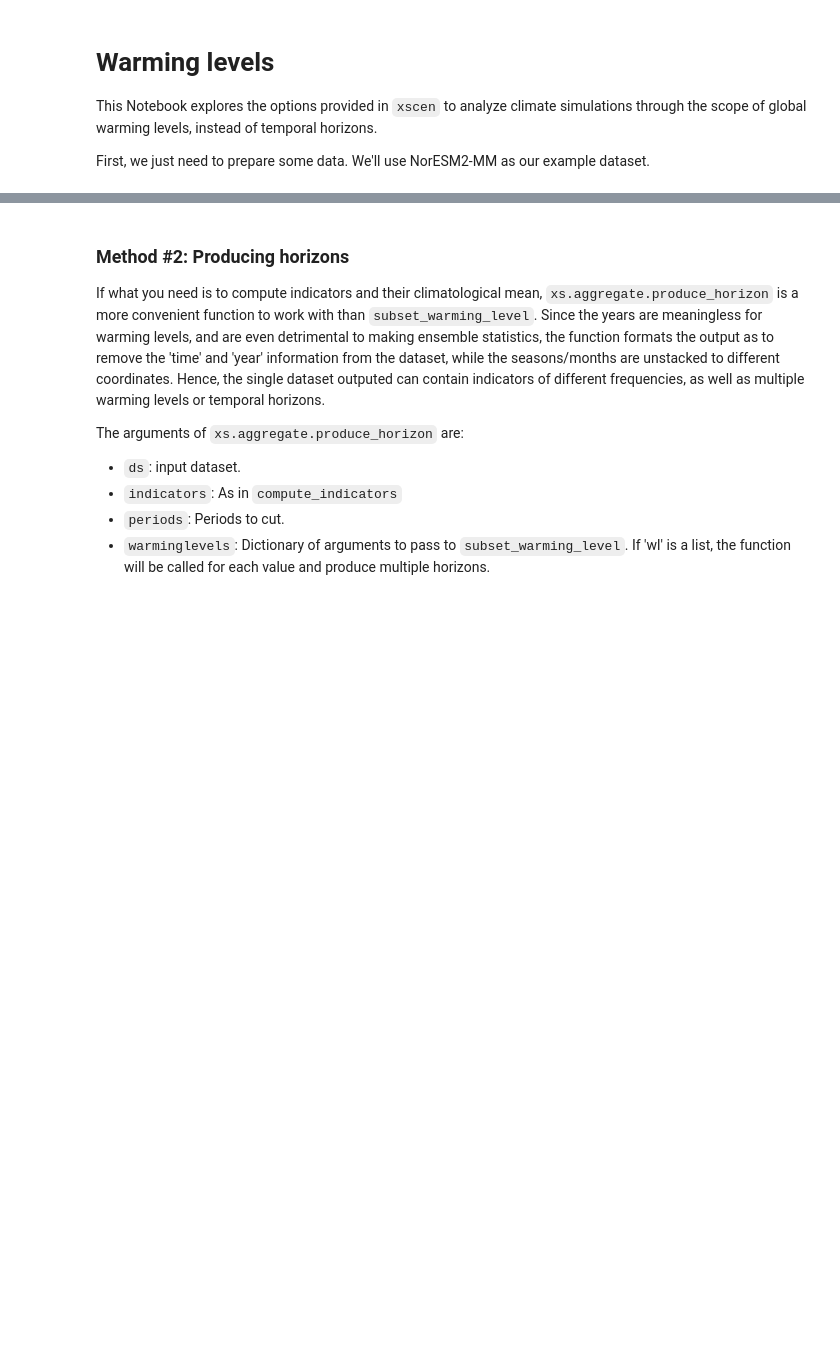
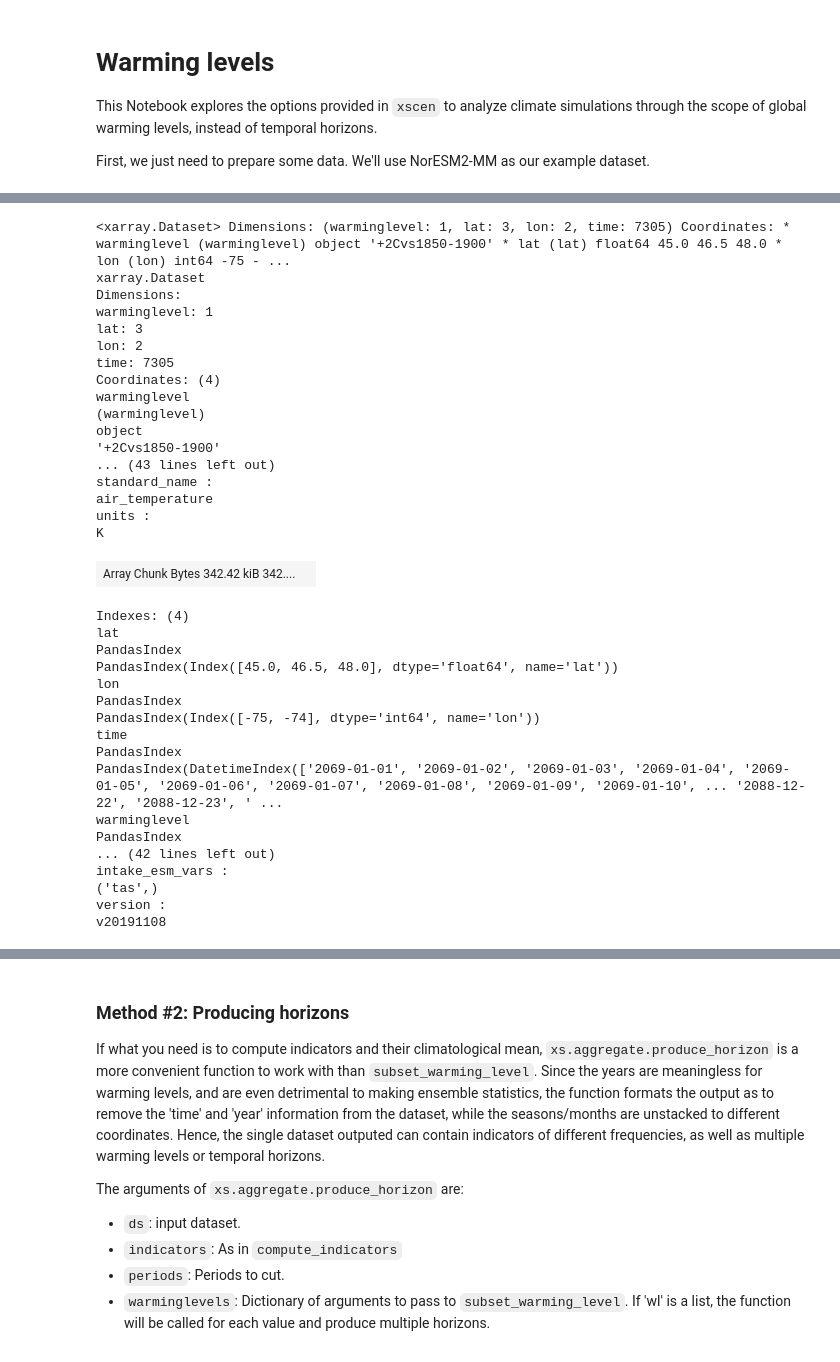
Before and after one commit to Ouranosinc/xscen, a Jupyter notebook: docs/notebooks/5_warminglevels.ipynb, the cells around one changed output, grey strips where cells are left out. Saved outputs shown, nothing was run; the diff lists cells and outputs as text; code cells hidden in the pictures; blank space fills up the shorter version.

```diff
--- a/docs/notebooks/5_warminglevels.ipynb
+++ b/docs/notebooks/5_warminglevels.ipynb
@@ -152,16 +168,50 @@ If the source, experiment, (member), and warming level are not found in the csv.
 # %%
 ds = pcat.search(
     processing_level="extracted",
     experiment="ssp245",
     member="r1.*",
     source="NorESM2-MM",
     frequency="day",
 ).to_dataset()
 
-display(
-    xs.subset_warming_level(
-        ds,
-        wl=2,
-        window=20,
-    )
+xs.subset_warming_level(
+    ds,
+    wl=2,
+    window=20,
 )
+# %% [output]
+<xarray.Dataset> Dimensions: (warminglevel: 1, lat: 3, lon: 2, time: 7305) Coordinates: * warminglevel (warminglevel) object '+2Cvs1850-1900' * lat (lat) float64 45.0 46.5 48.0 * lon (lon) int64 -75 - ...
+xarray.Dataset
+Dimensions:
+warminglevel: 1
+lat: 3
+lon: 2
+time: 7305
+Coordinates: (4)
+warminglevel
+(warminglevel)
+object
+'+2Cvs1850-1900'
+... (43 lines left out)
+standard_name :
+air_temperature
+units :
+K
+| Array Chunk Bytes 342.42 kiB 342.... |  |
+Indexes: (4)
+lat
+PandasIndex
+PandasIndex(Index([45.0, 46.5, 48.0], dtype='float64', name='lat'))
+lon
+PandasIndex
+PandasIndex(Index([-75, -74], dtype='int64', name='lon'))
+time
+PandasIndex
+PandasIndex(DatetimeIndex(['2069-01-01', '2069-01-02', '2069-01-03', '2069-01-04', '2069-01-05', '2069-01-06', '2069-01-07', '2069-01-08', '2069-01-09', '2069-01-10', ... '2088-12-22', '2088-12-23', ' ...
+warminglevel
+PandasIndex
+... (42 lines left out)
+intake_esm_vars :
+('tas',)
+version :
+v20191108
```
Also changed, not shown: parts of 15 cells of this notebook, 7 other files.
